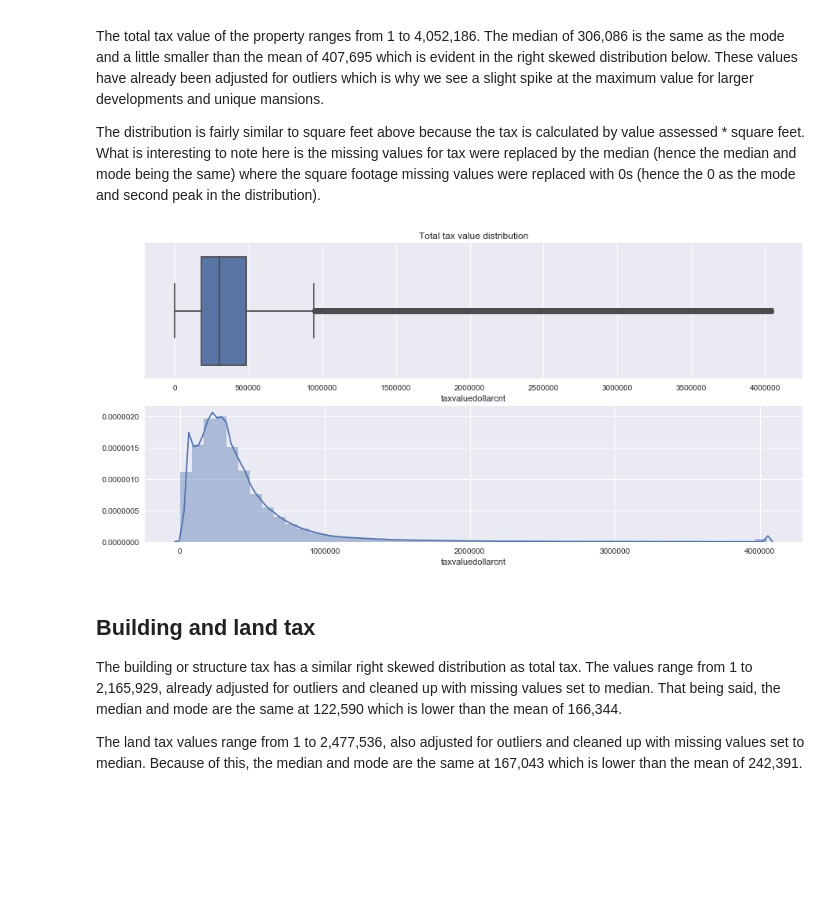
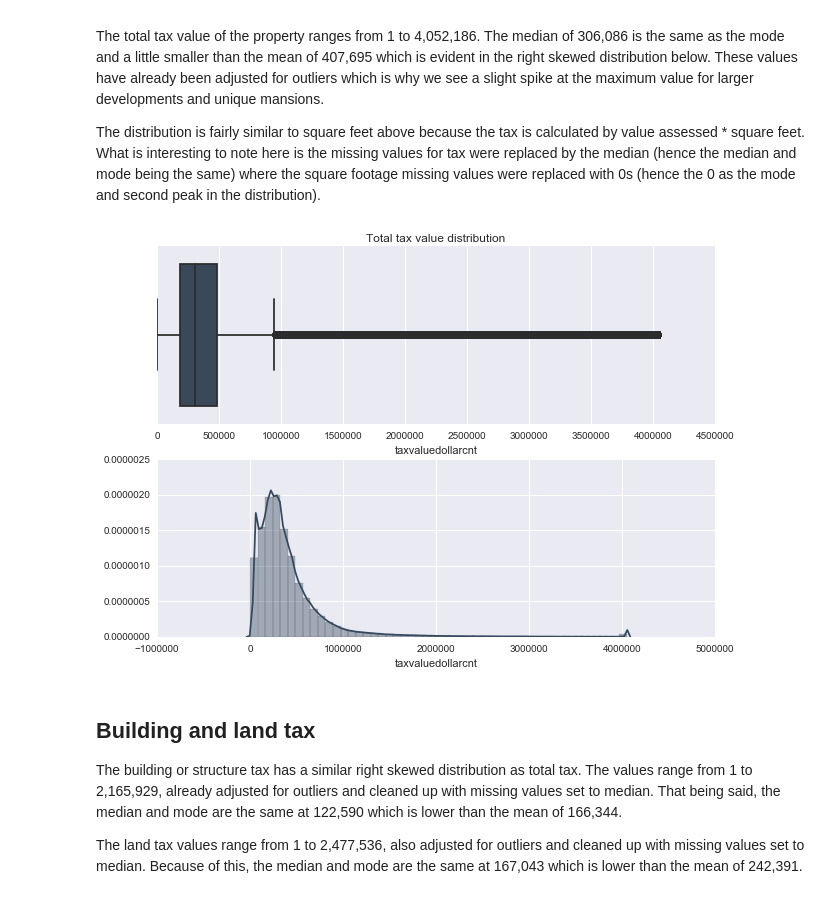
Before and after one commit to post2web/data_mining_group_project, a Jupyter notebook: notebooks/yao2.ipynb, the cells around one changed output. Cells and saved outputs as stored; diff of their text form; code cells hidden in the pictures; blank space fills up the shorter version.

```diff
--- a/notebooks/yao2.ipynb
+++ b/notebooks/yao2.ipynb
@@ -818,7 +631,7 @@ We replace all missing values with 0 which will represent no Total number of roo
 fix_outliers(data, 'roomcnt')
 
 print('Before', data['roomcnt'].unique())
-data['roomcnt'] = data['roomcnt'].fillna(0).astype(np.int32)
+data['roomcnt'] = data['roomcnt'].fillna(1).astype(np.int32)
 print('After', data['roomcnt'].unique())
 # %% [output]
 Outliers found!
@@ -1022,0 +833,2 @@ del data['finishedsquarefeet50']
+# %%
+data['finishedsquarefeet50'] = data['finishedsquarefeet50'].fillna(0).astype(np.float32)
@@ -1022,0 +847,2 @@ del data['finishedsquarefeet50']
+# %%
+data['logerror'] = data['logerror'].astype(np.float32)
@@ -1022,0 +852,2 @@ del data['finishedsquarefeet50']
+# %%
+data['parcelid'] = data['parcelid'].astype(np.int32)
@@ -1142,11 +1087,11 @@ The total tax value of the property ranges from 1 to 4,052,186.  The median of 3
 
 The distribution is fairly similar to square feet above because the tax is calculated by value assessed * square feet. What is interesting to note here is the missing values for tax were replaced by the median (hence the median and mode being the same) where the square footage missing values were replaced with 0s (hence the 0 as the mode and second peak in the distribution).
 # %%
-f, (ax0,ax2) = plt.subplots(nrows=2, ncols=1, figsize=[15, 7])
-sns.boxplot(data['taxvaluedollarcnt'].dropna(), ax=ax0).set_title('Total tax value distribution');
-sns.distplot(data['taxvaluedollarcnt'].dropna(), ax=ax2);
+f, (ax0,ax2) = plt.subplots(nrows=2, ncols=1)
+sns.boxplot(data['taxvaluedollarcnt'], ax=ax0, color="#34495e").set_title('Total tax value distribution');
+sns.distplot(data['taxvaluedollarcnt'], ax=ax2, color="#34495e");
 # %% [output]
-[figure, old version]
+[figure, new version]
 # %% [markdown]
 ## Building and land tax
 The building or structure tax has a similar right skewed distribution as total tax.  The values range from 1 to 2,165,929, already adjusted for outliers and cleaned up with missing values set to median.  That being said, the median and mode are the same at 122,590 which is lower than the mean of 166,344.
```
Also changed, not shown: parts of 114 cells of this notebook, 1 other file.
